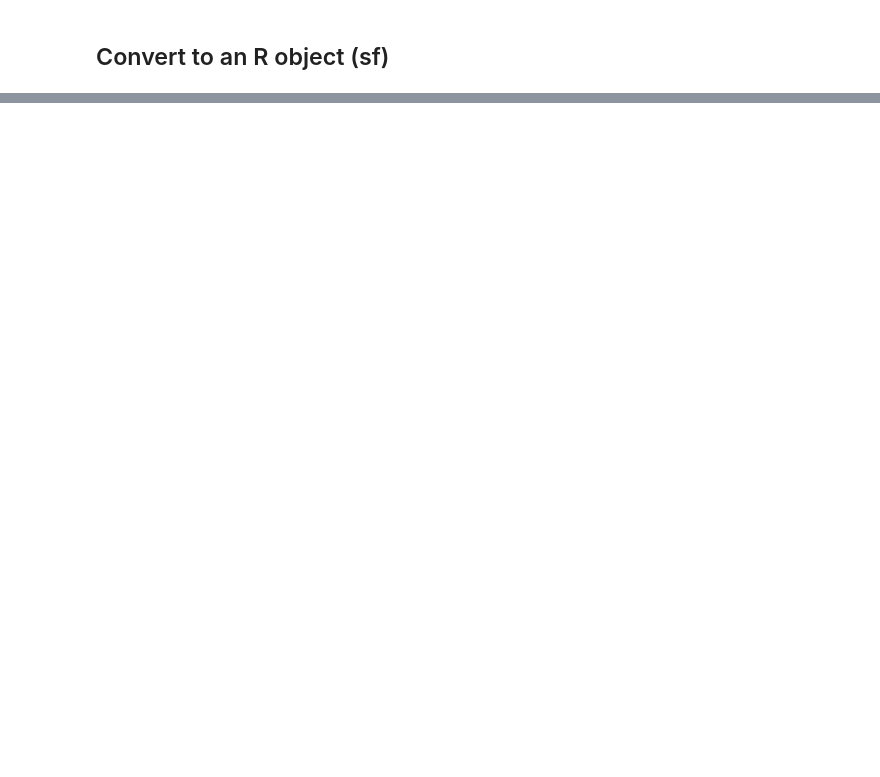
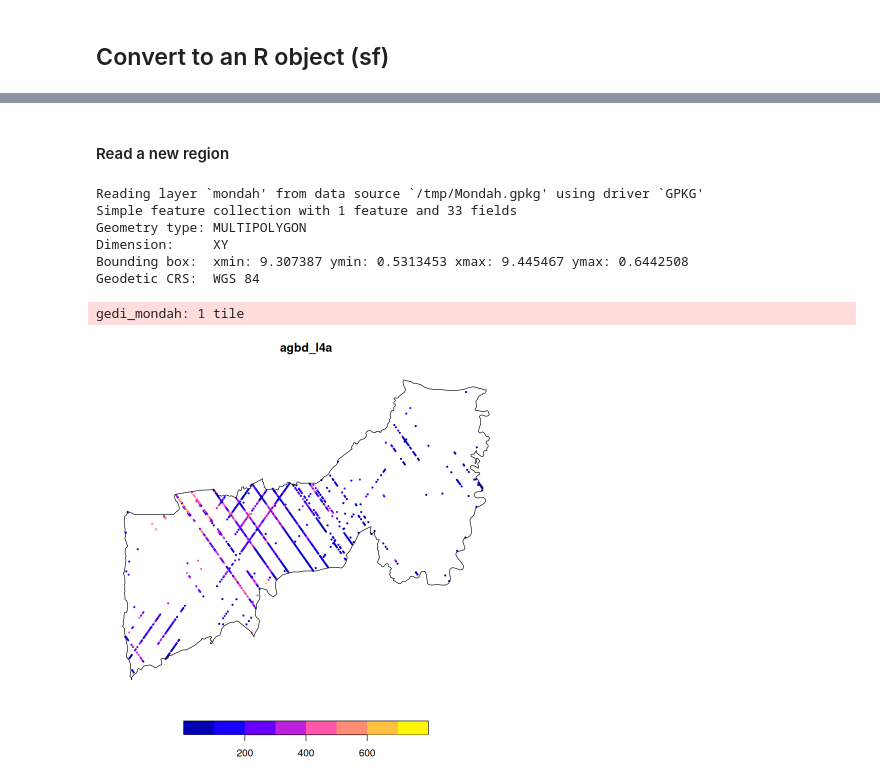
Before and after one commit to ameliaholcomb/gedi_tiler, a Jupyter notebook: demos/quickstart_R.ipynb, the cells around one changed output, grey strips where cells are left out. Saved outputs shown, nothing was run; the diff lists cells and outputs as text; code cells hidden in the pictures; blank space fills up the shorter version.

```diff
--- a/demos/quickstart_R.ipynb
+++ b/demos/quickstart_R.ipynb
@@ -325,0 +354,21 @@ A tibble: 1026 × 3
+# %%
+library(dplyr)
+# Load the helper functions (init_duckdb, attach_ducklake, set_region, ...)
+source("../gtiler/database/ducky.R")
+
+# Set a temporary directory for DuckDB to fall over to disk
+# if it runs out of memory. This must be a local directory, not an S3 path.
+# Mounted S3 buckets on an ADE/Hub node are fine.
+temp_dir <- "/tmp/duckdb"
+
+# Create a connection to DuckDB with default settings and extensions enabled.
+con <- init_duckdb(temp_dir = temp_dir)
+
+# Attach to the database.
+# This may take a few seconds.
+attach_ducklake(
+    con,
+    bucket = "maap-ops-workspace",
+    prefix = "shared/ameliah/tiled_gedi_v3",
+    name = "gedi_dl"          # This is how you will refer to the full database in your queries
+)
@@ -325,0 +393,2 @@ A tibble: 1026 × 3
+# %% [markdown]
+#### Read a new region
@@ -325,0 +399,33 @@ A tibble: 1026 × 3
+# %%
+# Create a smaller regional database "view" on which spatial queries complete quickly
+region <- st_read("/tmp/Mondah.gpkg")
+set_region(
+    con,                   # con: the DuckDB connection
+    region,                # regions: an sf object, or a list of them (each may have its own CRS)
+    name = "gedi_mondah"   # name: this is how you will refer to the regional database in your queries
+)
+
+# Load the region itself into DuckDB, so that queries can use its geometry.
+mondah <- sf_to_duck(con, region, name = "mondah")
+
+# Read the regional database view and filter to exactly our region with a join
+in_mondah <- tbl(con, "gedi_mondah") |>
+    filter(l4a_quality_flag_rel3_l4a == 1) |>
+    inner_join(mondah |> select(geom), sql_on = "ST_Intersects(RHS.geom, LHS.geometry)") |>
+    select(shot_number, absolute_time, agbd_l4a, geometry)
+
+# Convert to R spatial frame
+in_mondah_sf <- duck_to_sf(in_mondah, geometry_columns = "geometry", crs = 4326)
+
+# Plot the shots inside the region, colored by biomass
+plot(in_mondah_sf["agbd_l4a"], pch = 20, cex = 0.5, extent = region, reset = FALSE)
+plot(st_geometry(region), add = TRUE)
+# %% [output]
+Reading layer `mondah' from data source `/tmp/Mondah.gpkg' using driver `GPKG'
+Simple feature collection with 1 feature and 33 fields
+Geometry type: MULTIPOLYGON
+Dimension:     XY
+Bounding box:  xmin: 9.307387 ymin: 0.5313453 xmax: 9.445467 ymax: 0.6442508
+Geodetic CRS:  WGS 84
+gedi_mondah: 1 tile
+[figure, added]
```
Also changed, not shown: parts of 16 cells of this notebook.
